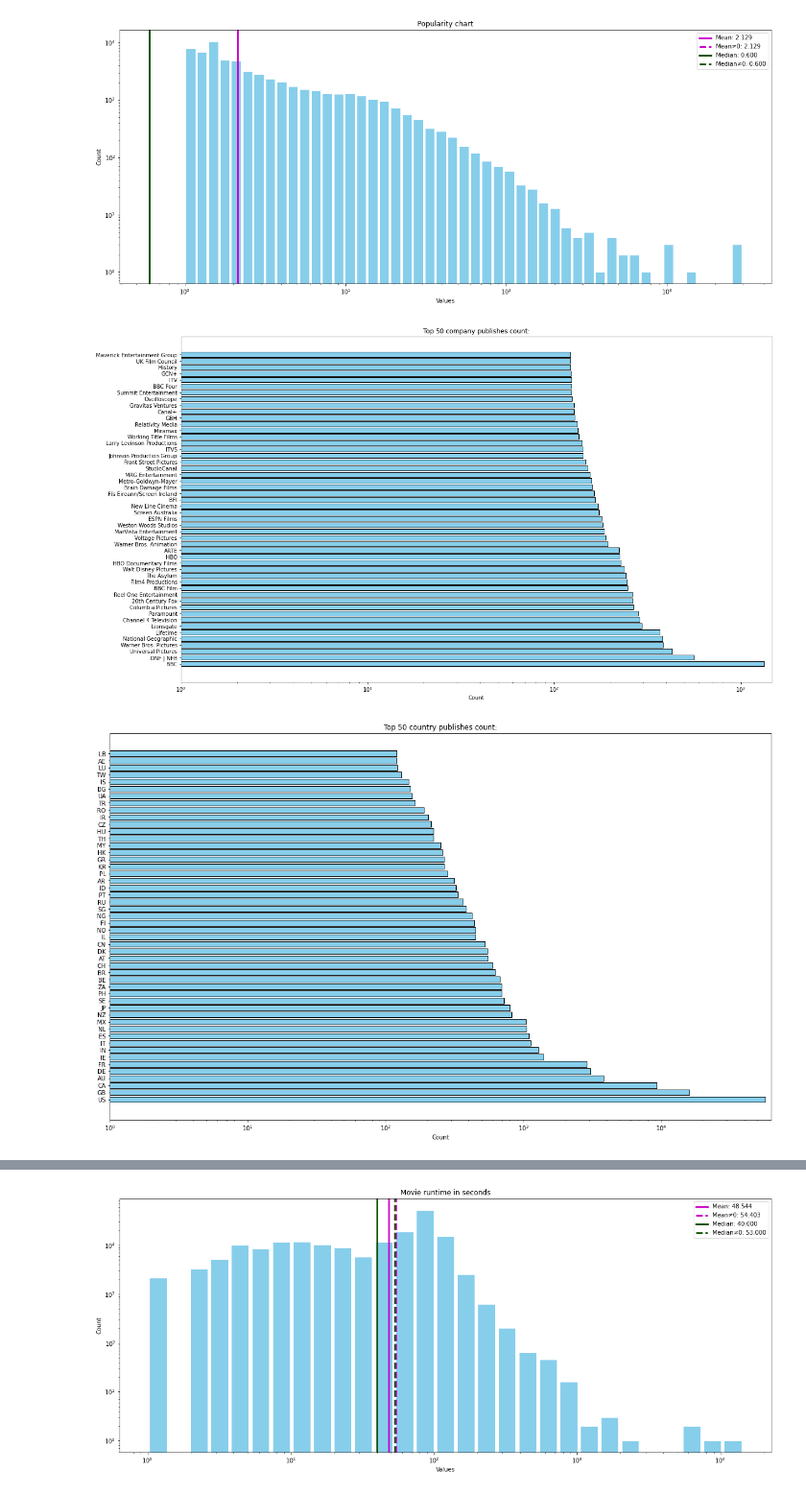
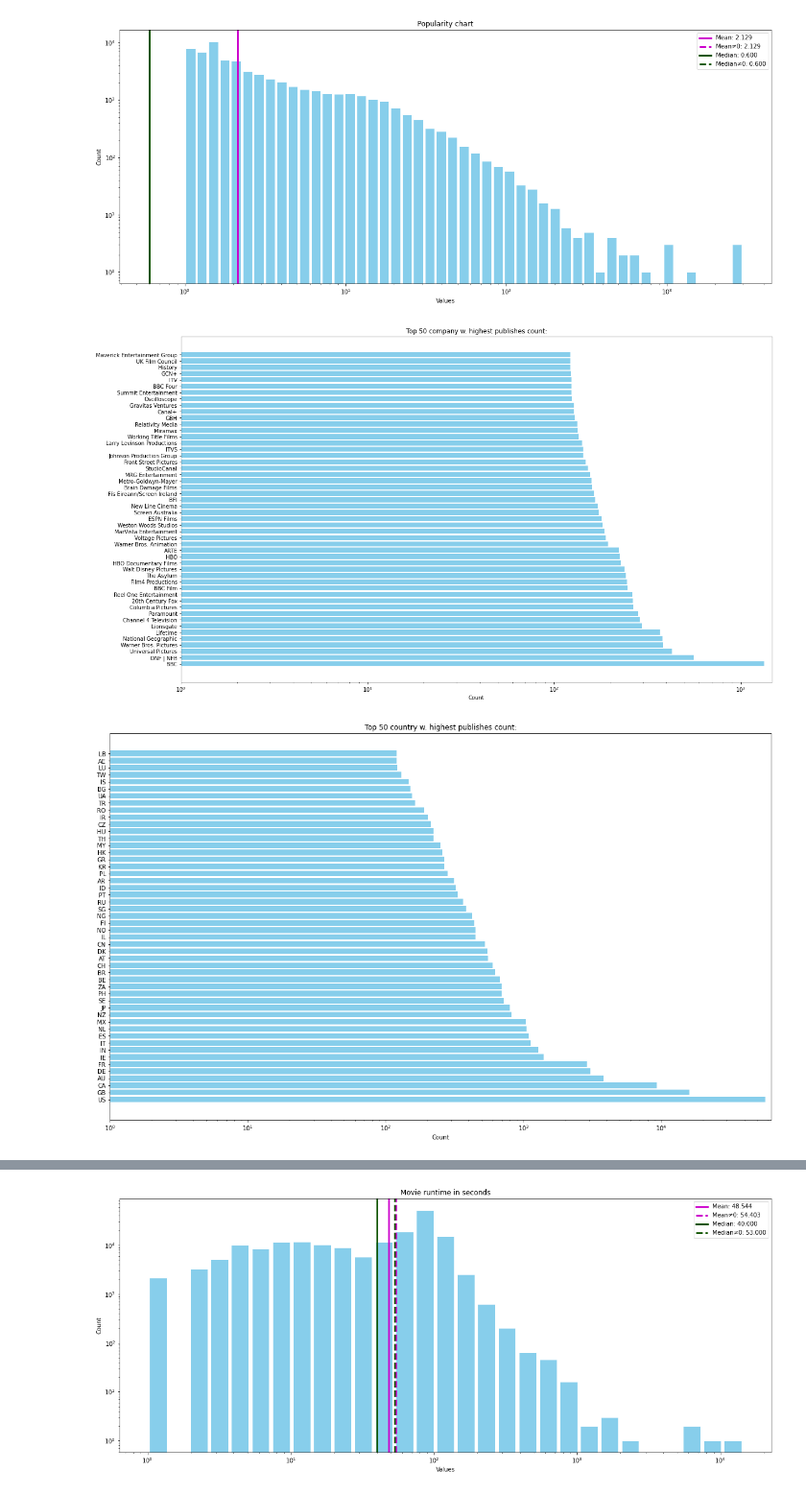
Before and after one commit to Simo067m/ComSocSci-Assignments, a Jupyter notebook: project/data_analysis.ipynb, the cells around one changed output, grey strips where cells are left out. Shown at 96% size. Drawn from its saved outputs; the diff is of its cells as text; code cells hidden in the pictures.

```diff
--- a/project/data_analysis.ipynb
+++ b/project/data_analysis.ipynb
@@ -123,10 +106,8 @@ Index(['id', 'logo_path', 'name', 'origin_country'], dtype='object')
 # budget, original_language, popularity, production_companies, production_countries,
 # release_date, revenue, runtime, spoken_languages, vote_average,
 # vote_count, combined_genres
-# Cast:
-# gender, known_for_department, popularity, movie_id, agg_characters
-# Crew:
-# gender, known_for_department, popularity, movie_id, agg_jobs, agg_departments
+# Member
+# 'known_for_department', 'combined_movie_ids', 'popularity'
 # Company:
 # origin_country
 
@@ -175,7 +156,7 @@ def show_list_count(col, apply_mapping = None, measure_str = "", top_count=15, l
         ax = use_figure.add_subplot(*use_idx)
     else:
         fig, ax = plt.subplots(1,1,figsize=(20,12))
-    ax.barh(list(count_col.head(top_count).index), list(count_col.head(top_count).values), color='skyblue', edgecolor='black')
+    ax.barh(list(count_col.head(top_count).index), list(count_col.head(top_count).values), color='skyblue')
     # ax.set_xlabel('')
     ax.set_title(f"Top {top_count if top_count < count_col.size else ''}{measure_str}:")
     ax.set_xlabel('Count')
@@ -208,14 +189,14 @@ show_hist(movies_df["popularity"], title="Popularity chart", bins=50, logx=True,
 # %%
 # production_companies
 mapping_func = lambda id: get_company[id]["name"] if id in get_company else None
-show_list_count(movies_df["production_companies"], apply_mapping=mapping_func, measure_str=" company publishes count", top_count=50, logy=True)
+show_list_count(movies_df["production_companies"], apply_mapping=mapping_func, measure_str=" company w. highest publishes count", top_count=50, logy=True)
 # %% [output]
-[figure, old version]
+[figure, new version]
 # %%
 # production_countries
-show_list_count(movies_df["production_countries"], measure_str=" country publishes count", top_count=50, logy=True)
+show_list_count(movies_df["production_countries"], measure_str=" country w. highest publishes count", top_count=50, logy=True)
 # %% [output]
-[figure, old version]
+[figure, new version]
 # %%
 # Movie : release_date
 # show_list_count(movies_df["release_date"].map(lambda dd: dd.split("-")[0]), measure_str="most published years", top_count=50, logy=False)
```
Also changed, not shown: parts of 22 cells of this notebook, 10 other files.
